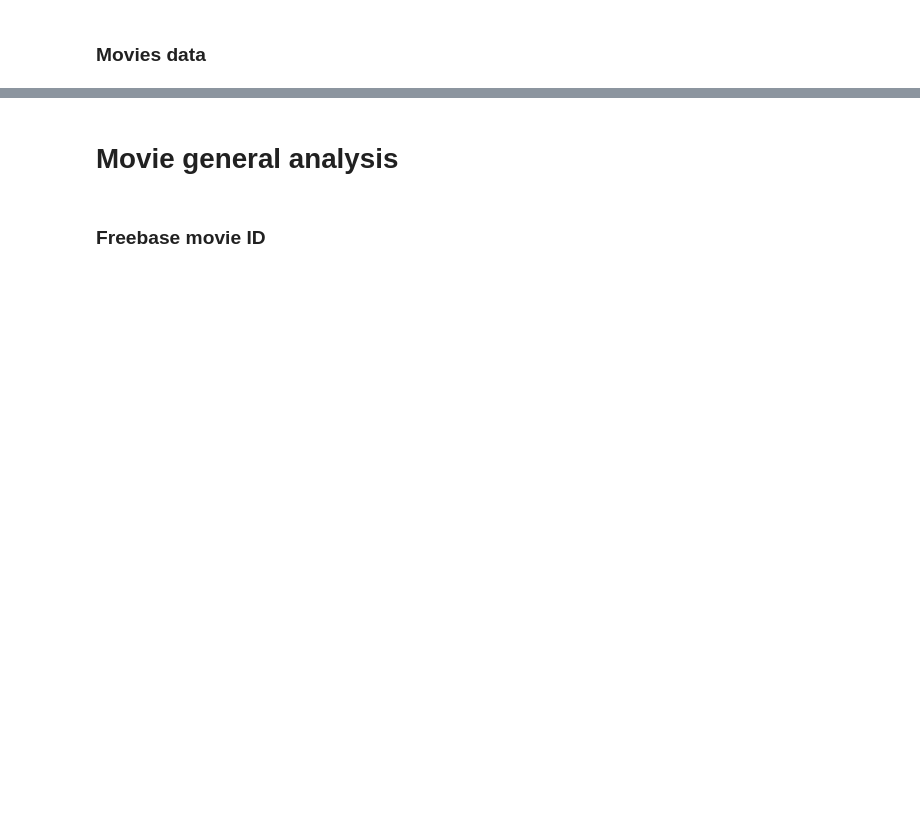
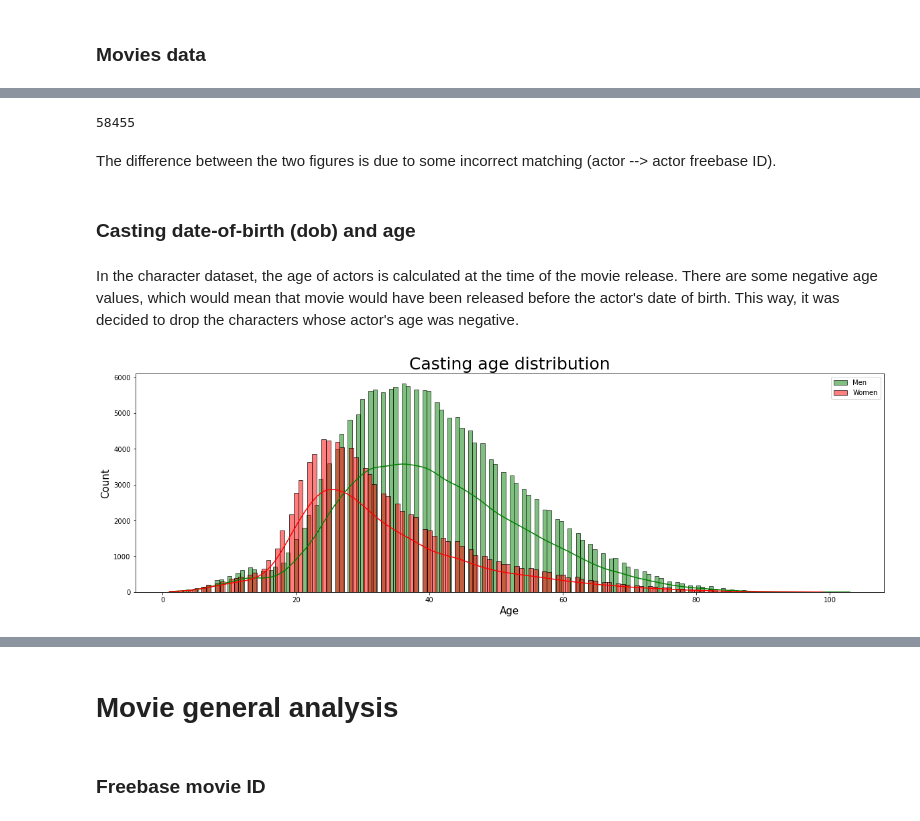
Before and after one commit to epfl-ada/ada-2022-project-dadalife, a Jupyter notebook: ADA_CMU.ipynb, the cells around one changed output, grey strips where cells are left out. Drawn from its saved outputs; the diff is of its cells as text; code cells hidden in the pictures; blank space fills up the shorter version.

```diff
--- a/ADA_CMU.ipynb
+++ b/ADA_CMU.ipynb
@@ -15,0 +18,13 @@ from datetime import datetime
+# %%
+a_cols = ['wikipedia_m_ID', 'freebase_m_ID', 'm_release_date','character_name', 'actor_dob', 'actor_gender', 'actor_height', 'actor_ethnicity', 'actor_name', 'actor_age', 'freebase_character_map', 'freebase_character_id', 'freebase_actor_id']
+df_actors=pd.read_csv('character.metadata.tsv', sep='\t', names=a_cols, parse_dates=['m_release_date'])
+df_actors['m_release_date']=pd.to_datetime(df_actors['m_release_date'], errors = 'coerce')##min value of date '1010-12-02' qui plus petit que la plus petite date de to_datetime
+
+#Change problematic dates
+df_actors['actor_dob'] = df_actors['actor_dob'].apply(lambda x: str(x) if len(str(x)) <=10 else str(x)[:10])
+df_actors['actor_dob'] = pd.to_datetime(df_actors['actor_dob'], errors = 'coerce')
+df_actors.dropna(subset='actor_name', inplace=True)
+df_actors.drop_duplicates(keep='first', inplace=True)
+df_actors.drop_duplicates(subset=["wikipedia_m_ID", "character_name", "actor_name", "m_release_date"], keep=False, inplace=True)
+
+df_actors.head()
@@ -33,14 +52,0 @@ df_movies.head()
-# %%
-a_cols = ['wikipedia_movie_id', 'freebase_movie_id', 'movie_release_date','character_name', 'actor_dob', 'actor_gender', 'actor_height', 'actor_ethnicity', 'actor_name', 'actor_age', 'freebase_character_map', 'freebase_character_id', 'freebase_actor_id']
-df_actors=pd.read_csv('character.metadata.tsv', sep='\t', names=a_cols, parse_dates=['movie_release_date'])
-df_actors['movie_release_date']=pd.to_datetime(df_actors['movie_release_date'], errors = 'coerce')##min value of date '1010-12-02' qui plus petit que la plus petite date de to_datetime
-
-#Change problematic dates
-df_actors['actor_dob'] = df_actors['actor_dob'].apply(lambda x: str(x) if len(str(x)) <=10 else str(x)[:10])
-df_actors['actor_dob'] = pd.to_datetime(df_actors['actor_dob'], errors = 'coerce')
-df_actors.dropna(subset='actor_name', inplace=True)
-df_actors.drop_duplicates(keep='first', inplace=True)
-df_actors.drop_duplicates(subset=["wikipedia_movie_id", "character_name", "actor_name", "movie_release_date"], keep=False, inplace=True)
-df_actors = df_actors[df_actors['actor_age'] > 0]
-
-df_actors.head()
@@ -53,0 +72,23 @@ df_actors.head()
+# %%
+df_actors[['actor_dob', 'actor_name']].drop_duplicates().value_counts().count()
+# %% [output]
+58455
+# %% [markdown]
+The difference between the two figures is due to some incorrect matching (actor --> actor freebase ID).
+# %% [markdown]
+### Casting date-of-birth (dob) and age
+# %% [markdown]
+In the character dataset, the age of actors is calculated at the time of the movie release. There are some negative age values, which would mean that movie would have been released before the actor's date of birth. This way, it was decided to drop the characters whose actor's age was negative.
+# %%
+df_actors = df_actors[df_actors.actor_age > 0]
+# %%
+plt.figure(figsize=(20,6))
+sns.histplot(df_actors[df_actors.actor_gender == 'M'].actor_age, color="green", kde=True, label="Men")
+sns.histplot(df_actors[df_actors.actor_gender == 'F'].actor_age, color="red", kde=True, label="Women")
+plt.title("Casting age distribution", fontsize=25)
+plt.xlabel("Age", fontsize=15)
+plt.ylabel("Count", fontsize=15)
+plt.legend()
+plt.show()
+# %% [output]
+[figure, added]
```
Also changed, not shown: parts of 57 cells of this notebook.
